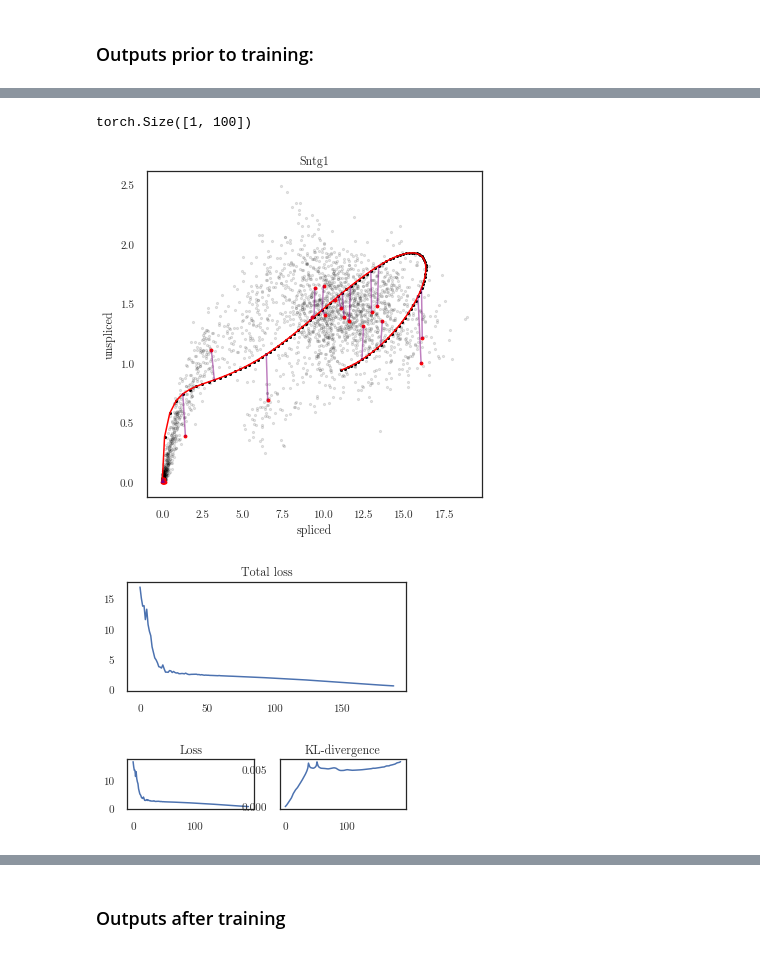
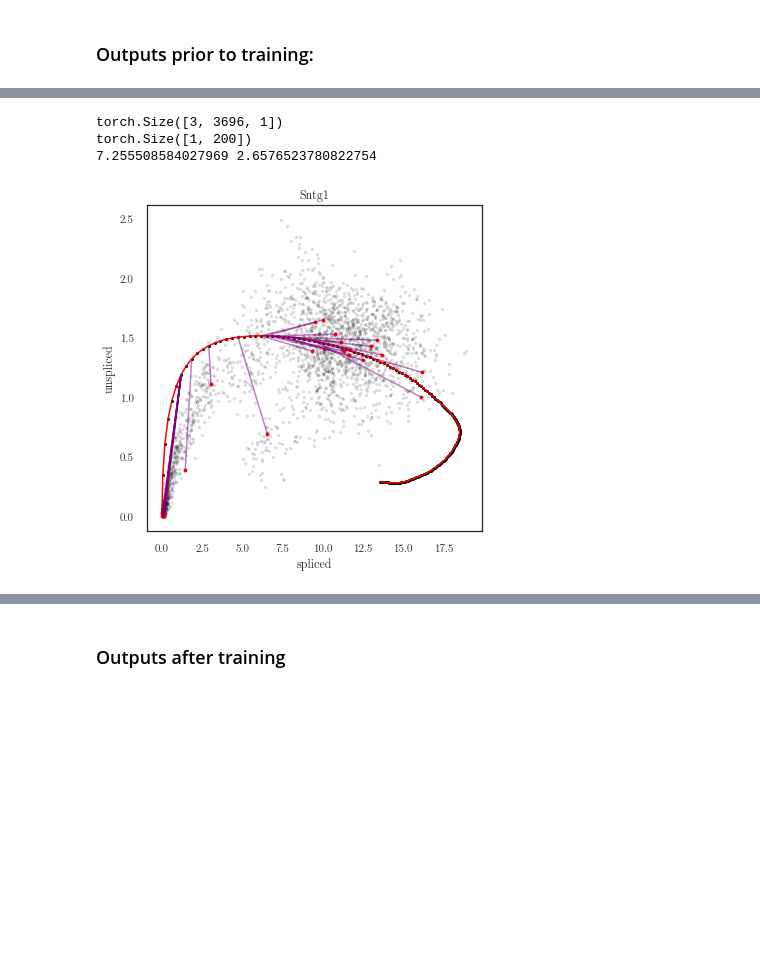
Before and after one commit to mossjacob/alfi, a Jupyter notebook: experiments/rnavelocity/rnavelocity.ipynb, the cells around one changed output, grey strips where cells are left out. Cells and saved outputs as stored; diff of their text form; code cells hidden in the pictures; blank space fills up the shorter version.

```diff
--- a/experiments/rnavelocity/rnavelocity.ipynb
+++ b/experiments/rnavelocity/rnavelocity.ipynb
@@ -131,9 +257,0 @@ tensor(11.2096, grad_fn=<NegBackward>)
-# %%
-out = gp_model(t)
-plt.plot(out.mean[:, 0].detach())
-with torch.no_grad():
-    lfm.raw_transcription_rate += 0.3
-    print(lfm.splicing_rate)
-    print(lfm.transcription_rate)
-lfm(lfm.timepoint_choices, step_size=1e-1)
-print_scatter(cells, cpe_index, num_connections=0)
@@ -201,17 +258,27 @@ plotter = Plotter1d(lfm, dataset.gene_names)
 # %% [markdown]
 ### Outputs prior to training:
 # %%
+with torch.no_grad():
+    lfm.raw_decay_rate += 0
+    lfm.raw_transcription_rate -= 0
+    lfm.raw_splicing_rate += 0
+    pass
+print(lfm.transcription_rate.item(), lfm.splicing_rate.item(), lfm.decay_rate.item())
+t_predict = lfm.timepoint_choices
+out = lfm(t_predict, step_size=step_size)
 t = inducing_points
 t_f = torch.arange(t.min(), t.max()+step_size/3, step_size/3)
 num_samples = 3
 s = lfm.sample_latents(t_f, num_samples)
-print(lfm.nonlinearity)
+
+print_scatter(cells, cpe_index, num_connections=0,
+              figsize=(4, 4), time_ass=time_ass)
+
 plt.figure(figsize=(3, 3))
 for i in range(num_latents):
     for sample in range(num_samples):
         plt.plot(s[sample, :, i].detach())
 
-print_scatter(cells, cpe_index, num_connections=0)
 plt.figure(figsize=(3, 3))
 mean = list(lfm.gp_model.variational_parameters())[0]
 plt.plot(mean.detach()[0])
@@ -227,7 +294,7 @@ torch.Size([3696])
 import time
 start = time.time()
 
-output = trainer.train(40, report_interval=5, step_size=1e-1)
+output = trainer.train(20, report_interval=5, step_size=1e-1, warmup=0)
 end = time.time()
 print(end - start)
 # %% [output]
@@ -251,15 +318,23 @@ num t2: torch.Size([93])
 # %%
 # plotter.plot_outputs(t_predict, replicate=0, t_scatter=t_observed,y_scatter=dataset.m_observed, model_kwargs=model_kwargs);
 # plotter.plot_latents(t_predict, ylim=(-1, 3), plot_barenco=True, plot_inducing=False)
-
-out = lfm(lfm.timepoint_choices, step_size=step_size)
+# t_predict = torch.linspace(0, 35, 100)
+t_predict = lfm.timepoint_choices
+y = next(iter(trainer.data_loader)).permute(0, 2, 1)
+print(y.shape)
+trainer.e_step(y)
+out = lfm(t_predict, step_size=step_size)
 end_index = 0 if single_gene else 2
 for i in [cpe_index] + list(range(0, end_index)):
     print_scatter(cells, i, num_connections=30, figsize=(6, 6))
 
-plotter.plot_losses(trainer, last_x=200)
+log_likelihood, kl_divergence, _ = lfm.loss_fn(out, data.squeeze().t(), mask=trainer.train_mask)
+total_loss = (-log_likelihood + kl_divergence)
+print(-log_likelihood.item(), kl_divergence.item())
+# plotter.plot_losses(trainer, last_x=200)
+# 9 5.7
 # %% [output]
-torch.Size([1, 100])
+torch.Size([3, 3696, 1])
+torch.Size([1, 200])
+7.255508584027969 2.6576523780822754
-[figure, old version]
+[figure, new version]
-[figure, removed]
-[figure, removed]
```
Also changed, not shown: parts of 27 cells of this notebook, 5 other files.
